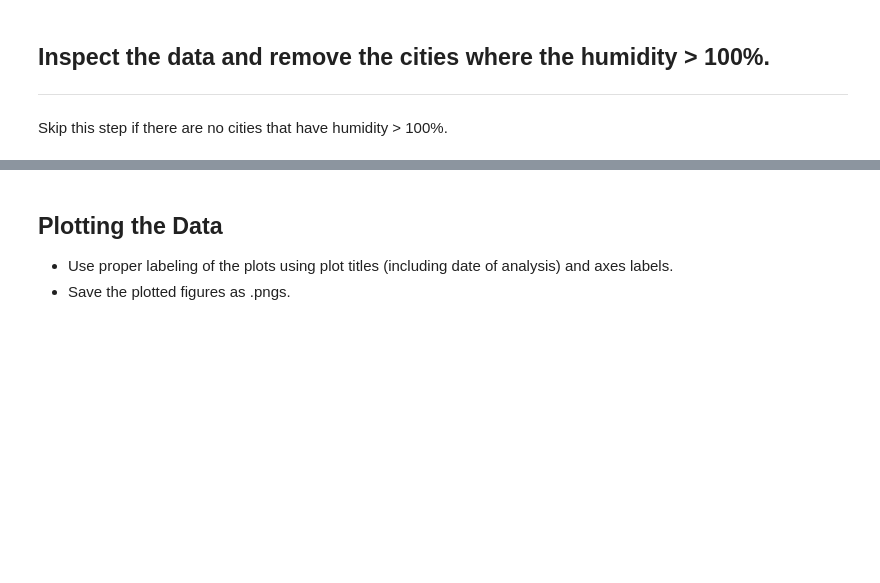
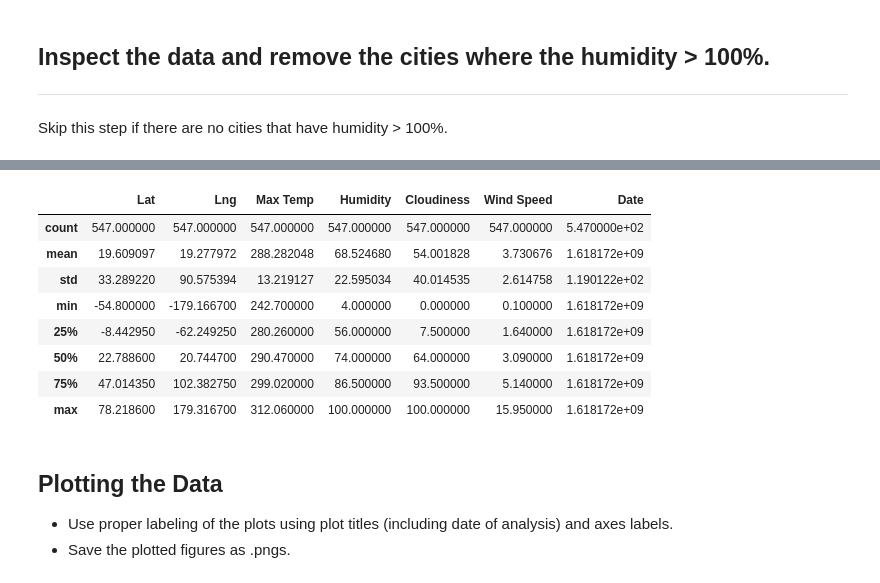
Before and after one commit to SyFlores/python-api-challenge, a Jupyter notebook: WeatherPy/WeatherPy.ipynb, the cells around one changed output, grey strips where cells are left out. Cells and saved outputs as stored; diff of their text form; code cells hidden in the pictures; blank space fills up the shorter version.

```diff
--- a/WeatherPy/WeatherPy.ipynb
+++ b/WeatherPy/WeatherPy.ipynb
@@ -172,3 +169,20 @@ Int64Index([], dtype='int64')
+# %%
+# There are no cities with a humidity greater than 100%.
+# This can be observed as the max for Humidity is 100 in 'weather_summ'.
+# Additionally, we will determine this filtering out Humidity levels over 100% and generating a new summary table
+clean_weather_df = weather_df.loc[weather_df["Humidity"] <= 100, :]
+
+clean_weather_df.describe()
+# %% [output]
+|  | Lat | Lng | Max Temp | Humidity | Cloudiness | Wind Speed | Date |
+| count | 547.000000 | 547.000000 | 547.000000 | 547.000000 | 547.000000 | 547.000000 | 5.470000e+02 |
+| mean | 19.609097 | 19.277972 | 288.282048 | 68.524680 | 54.001828 | 3.730676 | 1.618172e+09 |
+| std | 33.289220 | 90.575394 | 13.219127 | 22.595034 | 40.014535 | 2.614758 | 1.190122e+02 |
+| min | -54.800000 | -179.166700 | 242.700000 | 4.000000 | 0.000000 | 0.100000 | 1.618172e+09 |
+| 25% | -8.442950 | -62.249250 | 280.260000 | 56.000000 | 7.500000 | 1.640000 | 1.618172e+09 |
+| 50% | 22.788600 | 20.744700 | 290.470000 | 74.000000 | 64.000000 | 3.090000 | 1.618172e+09 |
+| 75% | 47.014350 | 102.382750 | 299.020000 | 86.500000 | 93.500000 | 5.140000 | 1.618172e+09 |
+| max | 78.218600 | 179.316700 | 312.060000 | 100.000000 | 100.000000 | 15.950000 | 1.618172e+09 |
 # %% [markdown]
 ## Plotting the Data
 * Use proper labeling of the plots using plot titles (including date of analysis) and axes labels.
```
Also changed, not shown: parts of 10 cells of this notebook.
